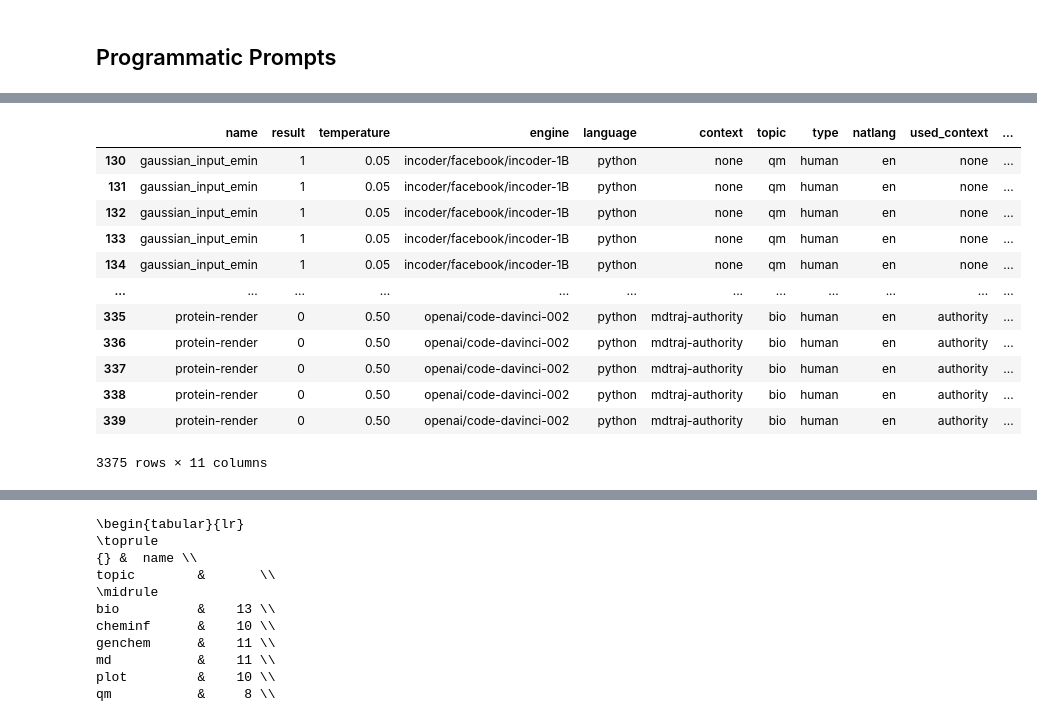
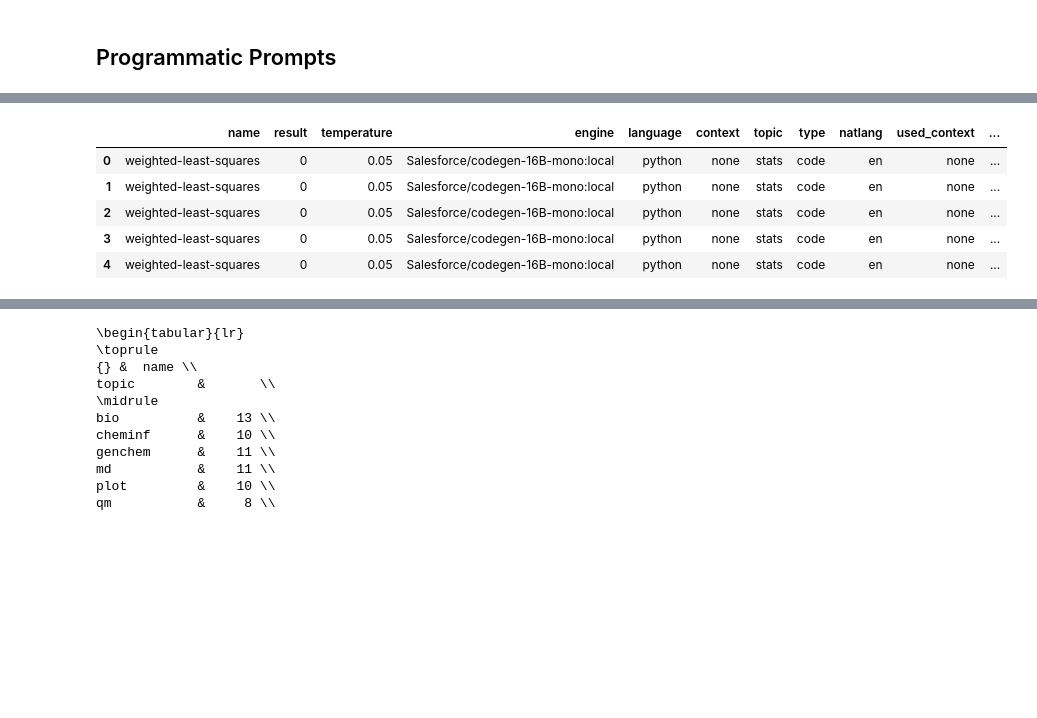
Before and after one commit to ur-whitelab/nlcc-data, a Jupyter notebook: paper/Prompts.ipynb, the cells around one changed output, grey strips where cells are left out. Saved outputs shown, nothing was run; the diff lists cells and outputs as text; code cells hidden in the pictures; blank space fills up the shorter version.

```diff
--- a/paper/Prompts.ipynb
+++ b/paper/Prompts.ipynb
@@ -169,19 +205,16 @@ merged = pd.read_pickle('promp_results.pkl')
 # %%
-merged[merged.type == 'human']
+# downfilter to largest models
+filter_models = ['codegen-16B', 'incoder-6B', 'cushman', 'davinci', 'davinci3']
+model_names = filter_models
+merged =  merged.loc[merged['model'].isin(filter_models)]
+merged.head()
 # %% [output]
 |  | name | result | temperature | engine | language | context | topic | type | natlang | used_context | ... |
-| 130 | gaussian_input_emin | 1 | 0.05 | incoder/facebook/incoder-1B | python | none | qm | human | en | none | ... |
-| 131 | gaussian_input_emin | 1 | 0.05 | incoder/facebook/incoder-1B | python | none | qm | human | en | none | ... |
-| 132 | gaussian_input_emin | 1 | 0.05 | incoder/facebook/incoder-1B | python | none | qm | human | en | none | ... |
-| 133 | gaussian_input_emin | 1 | 0.05 | incoder/facebook/incoder-1B | python | none | qm | human | en | none | ... |
-| 134 | gaussian_input_emin | 1 | 0.05 | incoder/facebook/incoder-1B | python | none | qm | human | en | none | ... |
-| ... | ... | ... | ... | ... | ... | ... | ... | ... | ... | ... | ... |
-| 335 | protein-render | 0 | 0.50 | openai/code-davinci-002 | python | mdtraj-authority | bio | human | en | authority | ... |
-| 336 | protein-render | 0 | 0.50 | openai/code-davinci-002 | python | mdtraj-authority | bio | human | en | authority | ... |
-| 337 | protein-render | 0 | 0.50 | openai/code-davinci-002 | python | mdtraj-authority | bio | human | en | authority | ... |
-| 338 | protein-render | 0 | 0.50 | openai/code-davinci-002 | python | mdtraj-authority | bio | human | en | authority | ... |
-| 339 | protein-render | 0 | 0.50 | openai/code-davinci-002 | python | mdtraj-authority | bio | human | en | authority | ... |
+| 0 | weighted-least-squares | 0 | 0.05 | Salesforce/codegen-16B-mono:local | python | none | stats | code | en | none | ... |
+| 1 | weighted-least-squares | 0 | 0.05 | Salesforce/codegen-16B-mono:local | python | none | stats | code | en | none | ... |
+| 2 | weighted-least-squares | 0 | 0.05 | Salesforce/codegen-16B-mono:local | python | none | stats | code | en | none | ... |
+| 3 | weighted-least-squares | 0 | 0.05 | Salesforce/codegen-16B-mono:local | python | none | stats | code | en | none | ... |
+| 4 | weighted-least-squares | 0 | 0.05 | Salesforce/codegen-16B-mono:local | python | none | stats | code | en | none | ... |
-3375 rows × 11 columns
 # %%
 # get dummy row for plotting (to fill empty space)
 tmp = merged[merged.topic == 'plot']
```
Also changed, not shown: parts of 14 cells of this notebook, 2 other files.
